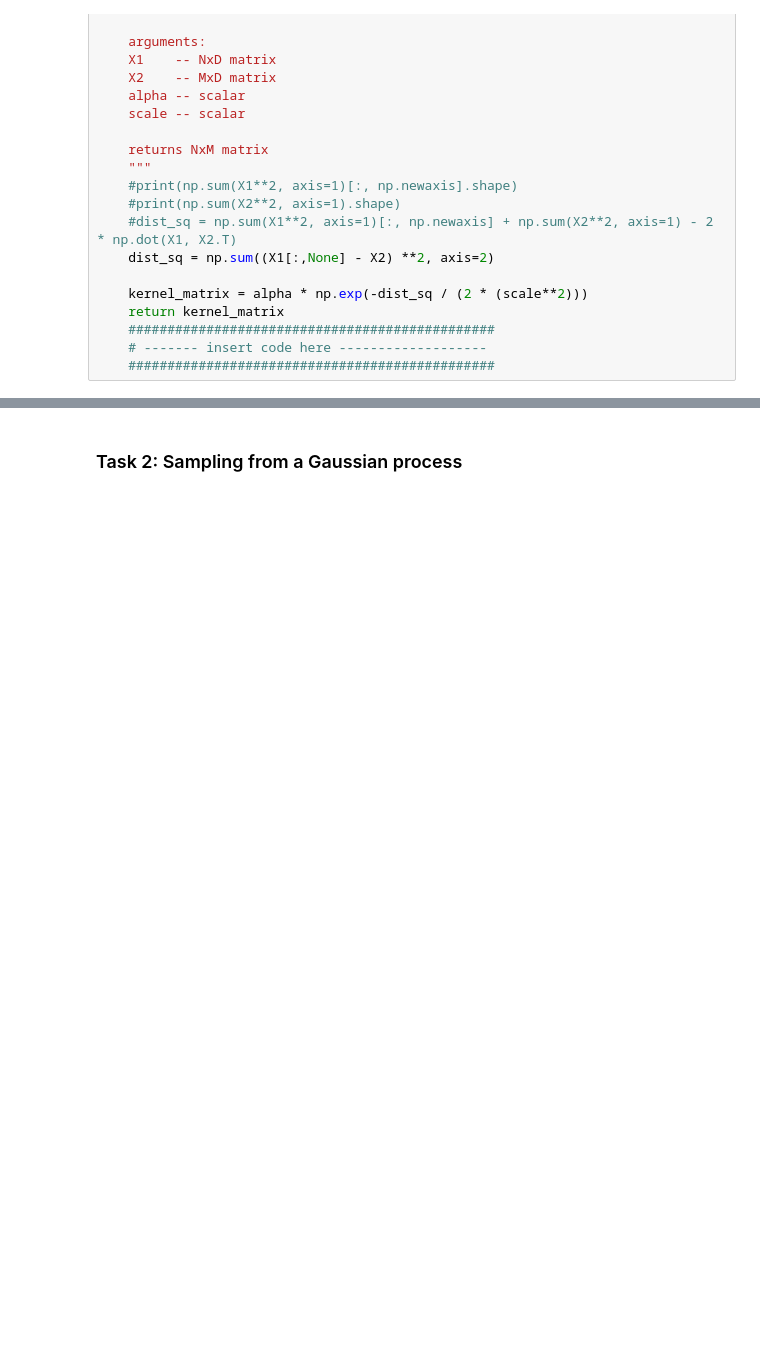
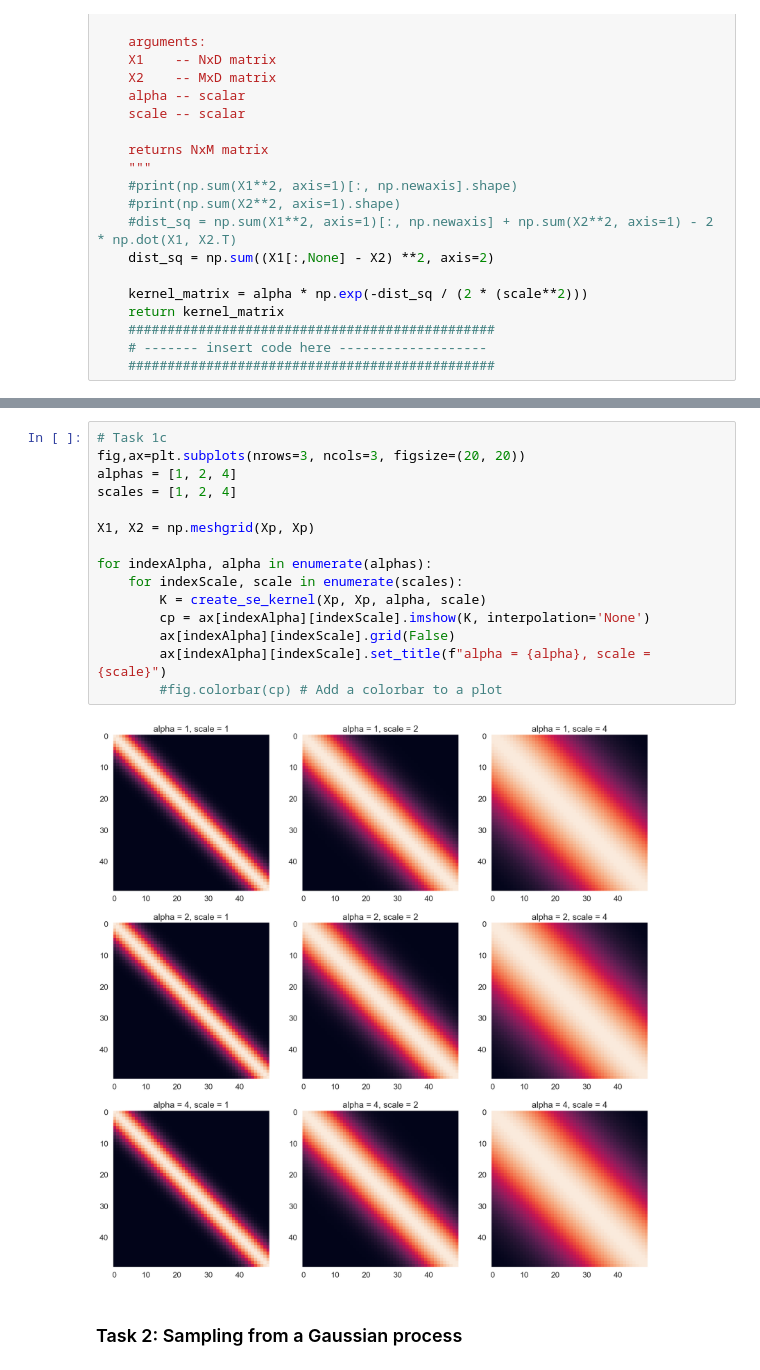
Before and after one commit to dave1b/TSM_BayMachLe, a Jupyter notebook: 07_week/Exercises_week7_GP.ipynb, the cells around one changed output, grey strips where cells are left out. Cells and saved outputs as stored; diff of their text form; blank space fills up the shorter version.

```diff
--- a/07_week/Exercises_week7_GP.ipynb
+++ b/07_week/Exercises_week7_GP.ipynb
@@ -67,3 +73,20 @@ def create_se_kernel(X1, X2, alpha=1, scale=1):
+# %%
+# Task 1c
+fig,ax=plt.subplots(nrows=3, ncols=3, figsize=(20, 20))
+alphas = [1, 2, 4]
+scales = [1, 2, 4]
+
+X1, X2 = np.meshgrid(Xp, Xp)
+
+for indexAlpha, alpha in enumerate(alphas):
+    for indexScale, scale in enumerate(scales):
+        K = create_se_kernel(Xp, Xp, alpha, scale)
+        cp = ax[indexAlpha][indexScale].imshow(K, interpolation='None')
+        ax[indexAlpha][indexScale].grid(False)
+        ax[indexAlpha][indexScale].set_title(f"alpha = {alpha}, scale = {scale}")
+        #fig.colorbar(cp) # Add a colorbar to a plot
+# %% [output]
+[figure, added]
 # %% [markdown]
 ### Task 2: Sampling from a Gaussian process
 # %% [markdown]
```
Also changed, not shown: parts of 4 cells of this notebook, 3 other files.
